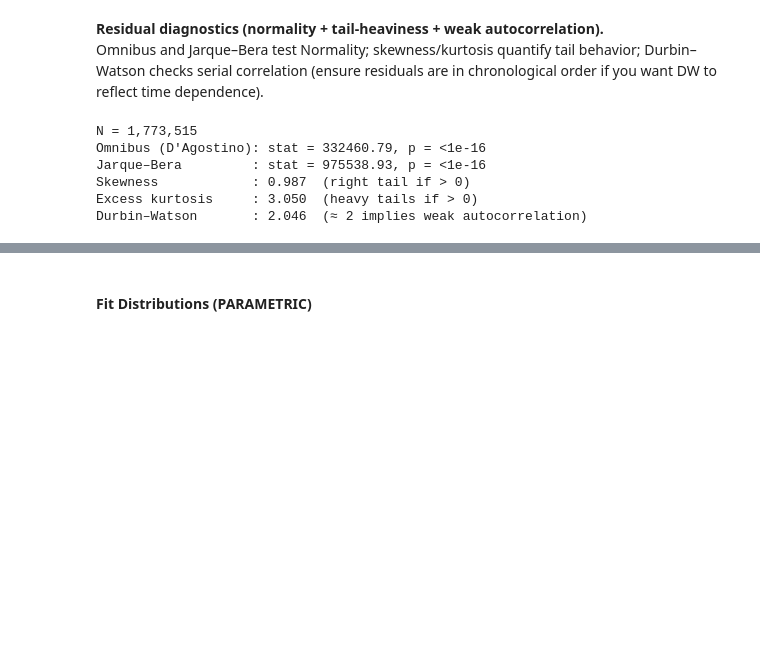
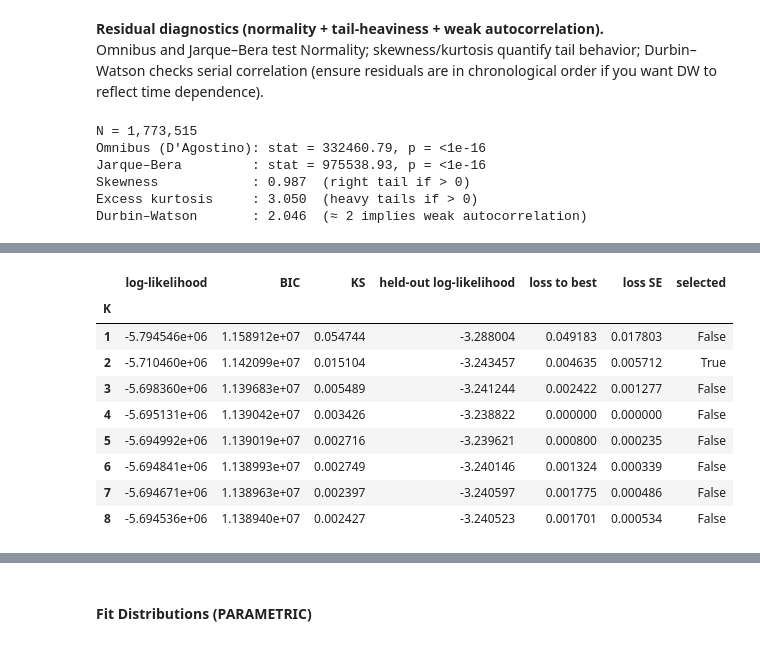
Before and after one commit to nahshonmokua/LoRaWAN-Indoor-PL-parametrics, a Jupyter notebook: 05_SHADOW FADING ANALYSIS.ipynb, the cells around one changed output, grey strips where cells are left out. Saved outputs shown, nothing was run; the diff lists cells and outputs as text; code cells hidden in the pictures; blank space fills up the shorter version.

```diff
--- a/05_SHADOW FADING ANALYSIS.ipynb
+++ b/05_SHADOW FADING ANALYSIS.ipynb
@@ -171,0 +174,99 @@ Durbin–Watson       : 2.046  (≈ 2 implies weak autocorrelation)
+# %%
+# Gaussian mixtures with 1 to 8 components, fitted once here and used below and by notebook 06 (tail model).
+# RSSI is reported in whole dB, so the residuals sit on a 1 dB comb: each residual is spread uniformly over its rounding
+# interval (±0.5 dB) before fitting, so that no component fits the comb, and no component is narrower than that spread.
+# EM runs on 0.01 dB bins from several starts per K (equally spaced quantiles, random means, and every split of the best
+# fit with one component fewer, so the log-likelihood cannot fall as K grows) until it gains less than 1e-9 per residual.
+# K is chosen by cross-validation over the five time blocks of the out-of-fold residuals (fit on four blocks, score the
+# fifth): the smallest K whose held-out log-likelihood is within one standard error of the best, the standard error being
+# that of the per-block difference. BIC is shown for comparison; it treats 1.8 million autocorrelated residuals as independent.
+K_MAX = 8
+BIN_DB = 0.01
+mix_rng = np.random.default_rng(42)
+
+resid_dq = residuals + mix_rng.uniform(-0.5, 0.5, n)
+bin_idx = np.floor((resid_dq - resid_dq.min()) / BIN_DB).astype(int)
+centres = resid_dq.min() + (np.arange(bin_idx.max() + 1) + 0.5) * BIN_DB
+blocks = df_res[col_fold].to_numpy()
+counts = {"all": np.bincount(bin_idx).astype(float)}
+for b in np.unique(blocks):   # every block but b
+    counts[b] = counts["all"] - np.bincount(bin_idx[blocks == b], minlength=centres.size)
+occupied = counts["all"] > 0
+c = centres[occupied]
+
+def mixture_logpdf(v, w, mu, sd):
+    return logsumexp(np.log(w) + norm.logpdf(np.asarray(v, float)[:, None], mu, sd), axis=1)
+
+def mixture_cdf(v, w, mu, sd):
+    return (w * norm.cdf(np.asarray(v, float)[:, None], mu, sd)).sum(axis=1)
+
+def em(n_c, w, mu, sd, tol=1e-9, max_iter=100_000):
+    ll_old = -np.inf
+    for _ in range(max_iter):
+        lp = np.log(w) + norm.logpdf(c[:, None], mu, sd)
+        lse = logsumexp(lp, axis=1)
+        ll = n_c @ lse
+        if ll - ll_old < tol * n_c.sum():
+            break
+        ll_old = ll
+        r = np.exp(lp - lse[:, None]) * n_c[:, None]
+        nk = r.sum(axis=0)
+        w, mu = nk / nk.sum(), (r * c[:, None]).sum(axis=0) / nk
+        sd = np.sqrt(np.maximum((r * (c[:, None] - mu) ** 2).sum(axis=0) / nk, 1 / 12))
+    order = np.argsort(mu)
+    return w[order], mu[order], sd[order], ll
+
+def starts(n_c, K, prev, n_random=5):
+    cdf = np.cumsum(n_c) / n_c.sum()
+    sd0 = np.full(K, np.sqrt(np.average((c - np.average(c, weights=n_c)) ** 2, weights=n_c) / K))
+    out = [(np.full(K, 1 / K), c[np.searchsorted(cdf, (np.arange(K) + 0.5) / K)], sd0)]
+    out += [(np.full(K, 1 / K), np.sort(c[np.searchsorted(cdf, mix_rng.random(K))]), sd0) for _ in range(n_random)]
+    if prev is not None:   # split one component of the (K-1)-component fit into two with its mean and variance
+        w, mu, sd = prev[:3]
+        for j in range(K - 1):
+            out.append((np.r_[np.delete(w, j), w[j] / 2, w[j] / 2],
+                        np.r_[np.delete(mu, j), mu[j] - sd[j] / 2, mu[j] + sd[j] / 2],
+                        np.r_[np.delete(sd, j), sd[j] * np.sqrt(0.75), sd[j] * np.sqrt(0.75)]))
+    return out
+
+fits = {d: {} for d in counts}   # fits[d][K]: best (weights, means, SDs, log-likelihood) on data set d
+for K in range(1, K_MAX + 1):
+    jobs = [(d, s) for d in counts for s in starts(counts[d][occupied], K, fits[d].get(K - 1))]
+    results = Parallel(n_jobs=n_jobs)(delayed(em)(counts[d][occupied], *s) for d, s in jobs)
+    for (d, _), f in zip(jobs, results):
+        if K not in fits[d] or f[3] > fits[d][K][3]:
+            fits[d][K] = f
+assert all(np.all(np.diff([fits[d][K][3] for K in fits[d]]) > -1e-6) for d in fits), "log-likelihood fell as K grew"
+mixtures = {K: f[:3] for K, f in fits["all"].items()}
+
+heldout = pd.DataFrame({b: [mixture_logpdf(resid_dq[blocks == b], *fits[b][K][:3]).mean() for K in mixtures]
+                        for b in np.unique(blocks)}, index=pd.Index(list(mixtures), name="K"))
+loss = heldout.loc[heldout.mean(axis=1).idxmax()] - heldout   # per-block loss of each K against the best
+loglik = np.array([mixture_logpdf(resid_dq, *m).sum() for m in mixtures.values()])
+gmm_table = pd.DataFrame({
+    "log-likelihood": loglik,
+    "BIC": (3 * heldout.index.to_numpy() - 1) * np.log(n) - 2 * loglik,
+    "KS": [kstest(resid_dq, lambda v: mixture_cdf(v, *m)).statistic for m in mixtures.values()],
+    "held-out log-likelihood": heldout.mean(axis=1),
+    "loss to best": loss.mean(axis=1),
+    "loss SE": loss.std(axis=1, ddof=1) / np.sqrt(loss.shape[1]),
+}, index=heldout.index)
+K_SEL = int(gmm_table.index[gmm_table["loss to best"] <= gmm_table["loss SE"]].min())
+best_gmm = mixtures[K_SEL]
+gmm_table["selected"] = gmm_table.index == K_SEL
+gmm_table.to_csv("Data+Files+Plots+etc/gmm_components.csv")   # notebook 06 takes K from here
+
+display(gmm_table.round(6))
+print(f"K by cross-validation (one-SE rule): {K_SEL}; highest held-out log-likelihood at K = {int(heldout.mean(axis=1).idxmax())}; "
+      f"lowest BIC at K = {int(gmm_table['BIC'].idxmin())}")
+# %% [output]
+|  | log-likelihood | BIC | KS | held-out log-likelihood | loss to best | loss SE | selected |
+| K |  |  |  |  |  |  |  |
+| 1 | -5.794546e+06 | 1.158912e+07 | 0.054744 | -3.288004 | 0.049183 | 0.017803 | False |
+| 2 | -5.710460e+06 | 1.142099e+07 | 0.015104 | -3.243457 | 0.004635 | 0.005712 | True |
+| 3 | -5.698360e+06 | 1.139683e+07 | 0.005489 | -3.241244 | 0.002422 | 0.001277 | False |
+| 4 | -5.695131e+06 | 1.139042e+07 | 0.003426 | -3.238822 | 0.000000 | 0.000000 | False |
+| 5 | -5.694992e+06 | 1.139019e+07 | 0.002716 | -3.239621 | 0.000800 | 0.000235 | False |
+| 6 | -5.694841e+06 | 1.138993e+07 | 0.002749 | -3.240146 | 0.001324 | 0.000339 | False |
+| 7 | -5.694671e+06 | 1.138963e+07 | 0.002397 | -3.240597 | 0.001775 | 0.000486 | False |
+| 8 | -5.694536e+06 | 1.138940e+07 | 0.002427 | -3.240523 | 0.001701 | 0.000534 | False |
```
Also changed, not shown: parts of 9 cells of this notebook.
